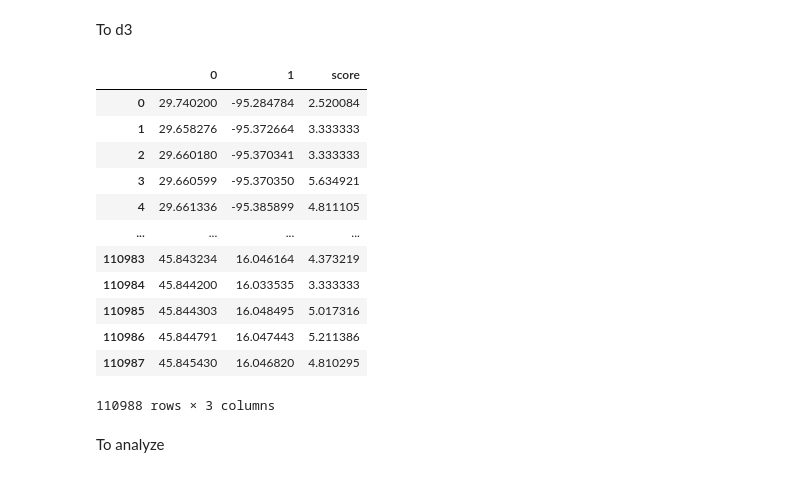
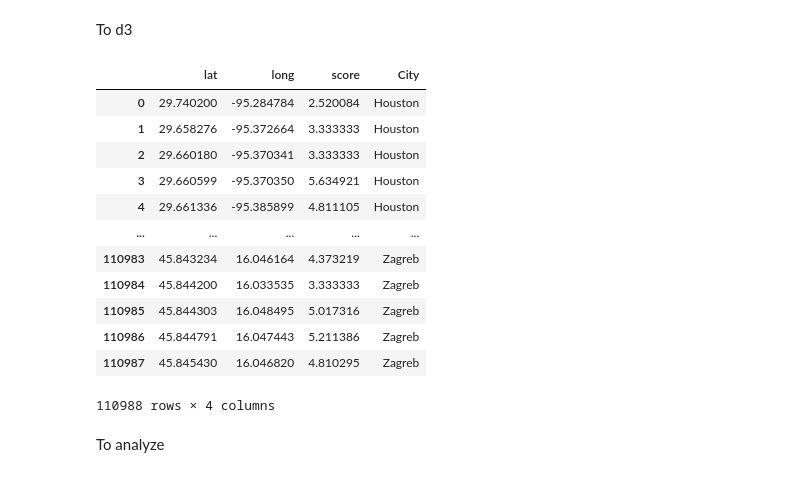
Before and after one commit to fmorenovr/ComputerScience_FGV, a Jupyter notebook: Analise_Visual_de_Dados/Trabalho_final/2_Data_Exploration.ipynb, the cells around one changed output. Saved outputs shown, nothing was run; the diff lists cells and outputs as text; code cells hidden in the pictures.

```diff
--- a/Analise_Visual_de_Dados/Trabalho_final/2_Data_Exploration.ipynb
+++ b/Analise_Visual_de_Dados/Trabalho_final/2_Data_Exploration.ipynb
@@ -248,23 +248,23 @@ heatmap.set_title('Heatmap de Correlação', fontdict={'fontsize':20}, pad=12);
 # %% [markdown]
 To d3
 # %%
-to_map_df = opf_df[["lat", "long", "perception"]].copy()
-to_map_df.rename(columns={"lat": "0", "long": "1", "perception": "score"}, inplace=True)
+to_map_df = opf_df[["lat", "long", "perception", "City"]].copy()
+to_map_df.rename(columns={"perception": "score"}, inplace=True)
 to_map_df
 # %% [output]
-|  | 0 | 1 | score |
-| 0 | 29.740200 | -95.284784 | 2.520084 |
-| 1 | 29.658276 | -95.372664 | 3.333333 |
-| 2 | 29.660180 | -95.370341 | 3.333333 |
-| 3 | 29.660599 | -95.370350 | 5.634921 |
-| 4 | 29.661336 | -95.385899 | 4.811105 |
-| ... | ... | ... | ... |
-| 110983 | 45.843234 | 16.046164 | 4.373219 |
-| 110984 | 45.844200 | 16.033535 | 3.333333 |
-| 110985 | 45.844303 | 16.048495 | 5.017316 |
-| 110986 | 45.844791 | 16.047443 | 5.211386 |
-| 110987 | 45.845430 | 16.046820 | 4.810295 |
+|  | lat | long | score | City |
+| 0 | 29.740200 | -95.284784 | 2.520084 | Houston |
+| 1 | 29.658276 | -95.372664 | 3.333333 | Houston |
+| 2 | 29.660180 | -95.370341 | 3.333333 | Houston |
+| 3 | 29.660599 | -95.370350 | 5.634921 | Houston |
+| 4 | 29.661336 | -95.385899 | 4.811105 | Houston |
+| ... | ... | ... | ... | ... |
+| 110983 | 45.843234 | 16.046164 | 4.373219 | Zagreb |
+| 110984 | 45.844200 | 16.033535 | 3.333333 | Zagreb |
+| 110985 | 45.844303 | 16.048495 | 5.017316 | Zagreb |
+| 110986 | 45.844791 | 16.047443 | 5.211386 | Zagreb |
+| 110987 | 45.845430 | 16.046820 | 4.810295 | Zagreb |
-110988 rows × 3 columns
+110988 rows × 4 columns
 # %%
 to_map_df.to_csv(f"{MAIN_OUT_PATH}static/mapping.csv", sep="\\", index=False)
 # %% [markdown]
```
Also changed, not shown: parts of 2 cells of this notebook, 2 other files.
